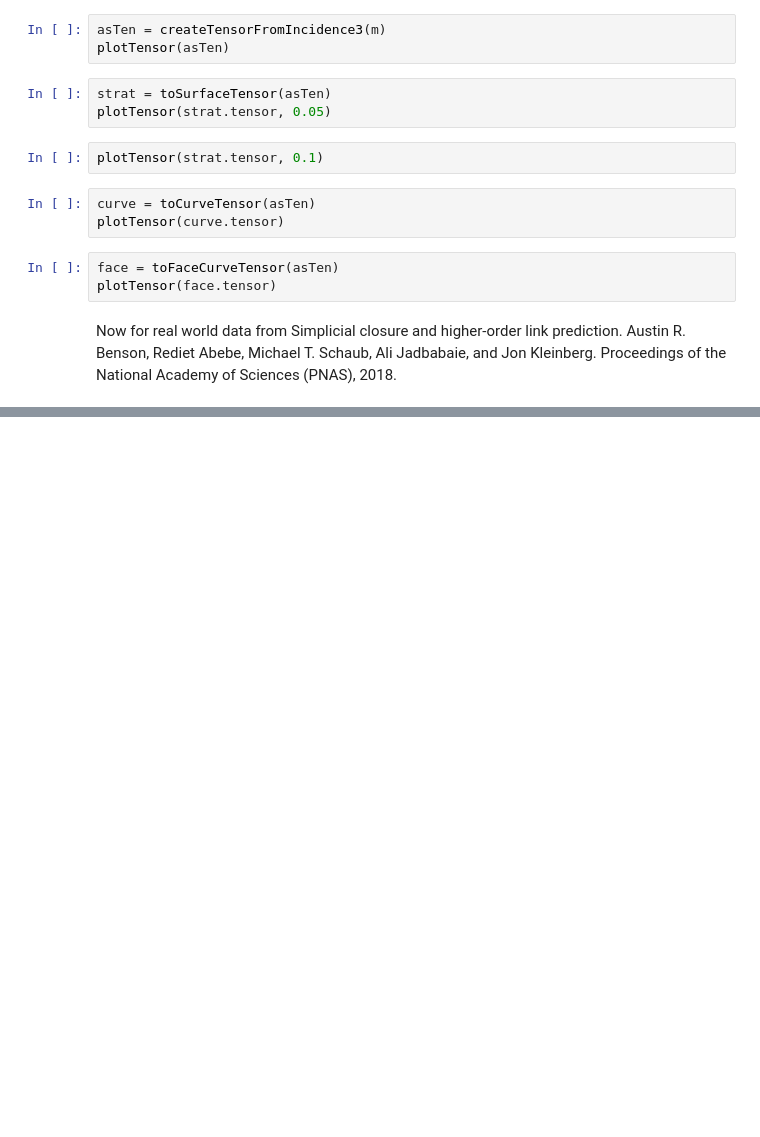
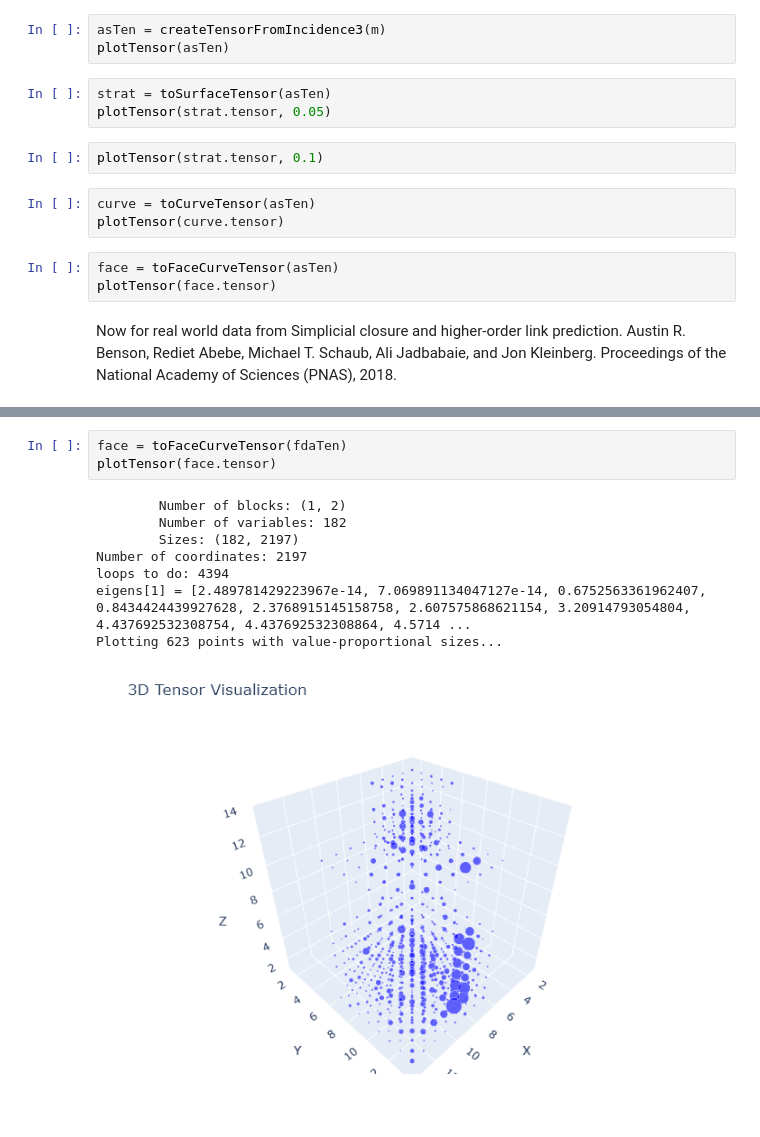
Before and after one commit to thetensor-space/OpenDleto, a Jupyter notebook: examples/Hypergraph.ipynb, the cells around one changed output, grey strips where cells are left out. Drawn from its saved outputs; the diff is of its cells as text; blank space fills up the shorter version.

```diff
--- a/examples/Hypergraph.ipynb
+++ b/examples/Hypergraph.ipynb
@@ -107,0 +163,12 @@ OutOfMemoryError: OutOfMemoryError()
+# %%
+face = toFaceCurveTensor(fdaTen)
+plotTensor(face.tensor)
+# %% [output]
+        Number of blocks: (1, 2)
+        Number of variables: 182
+        Sizes: (182, 2197)
+Number of coordinates: 2197
+loops to do: 4394
+eigens[1] = [2.489781429223967e-14, 7.069891134047127e-14, 0.6752563361962407, 0.8434424439927628, 2.3768915145158758, 2.607575868621154, 3.20914793054804, 4.437692532308754, 4.437692532308864, 4.5714 ...
+Plotting 623 points with value-proportional sizes...
+[figure, added]
```
Also changed, not shown: parts of 4 cells of this notebook, 3 other files.
